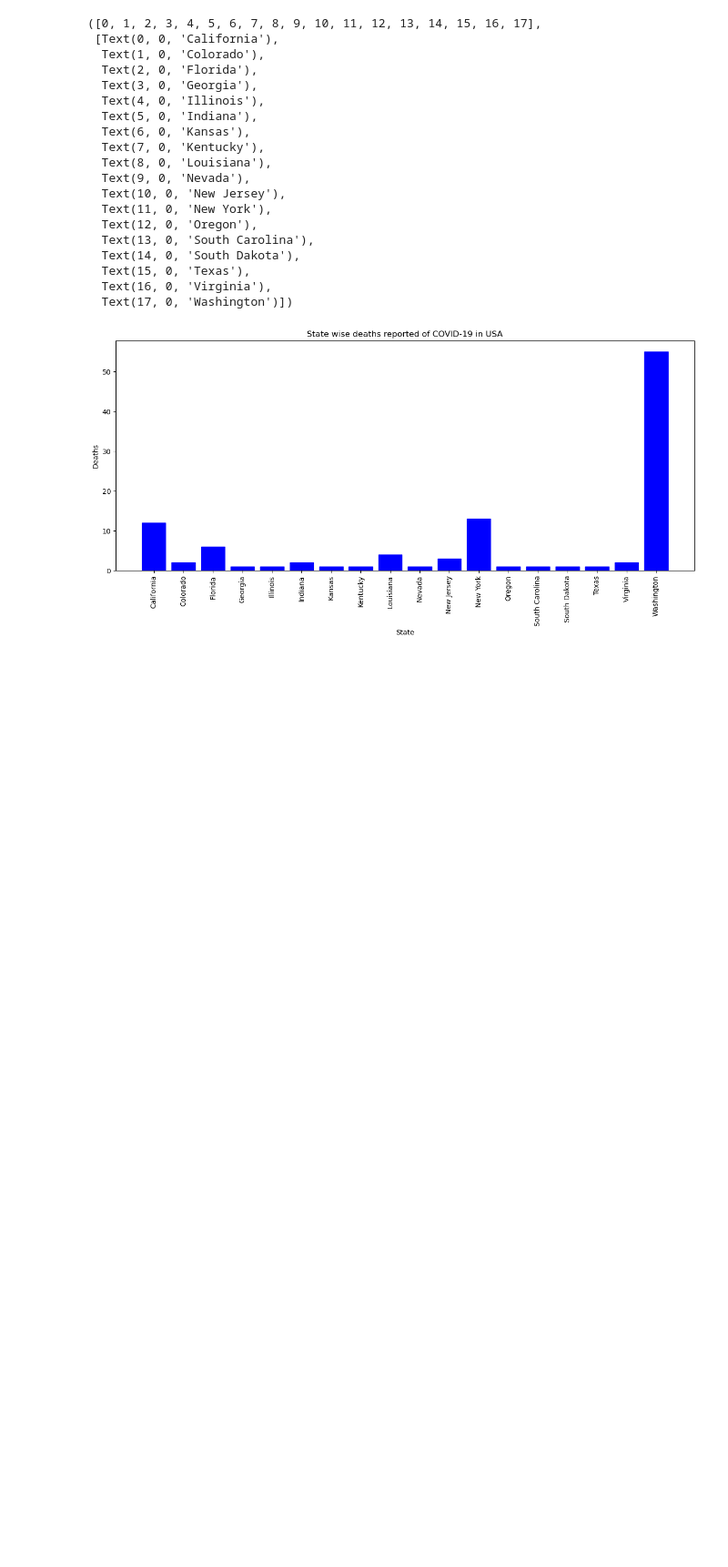
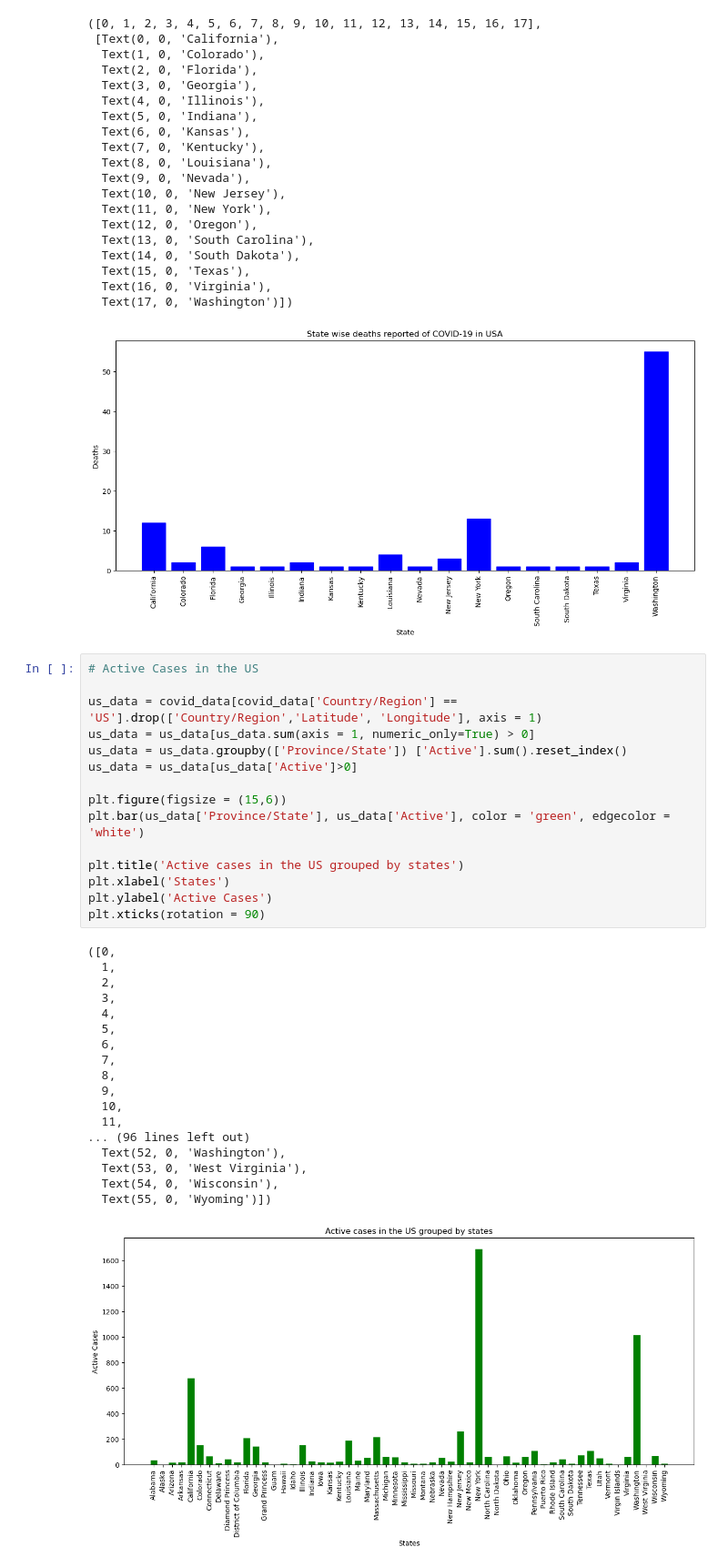
Before and after one commit to emmanuelakinmokun/COVID-19-practice-analysis-on-w3resource, a Jupyter notebook: practice.ipynb, the cells around one changed output. Shown at 91% size. Saved outputs shown, nothing was run; the diff lists cells and outputs as text; blank space fills up the shorter version.

Commit message:
2nd Visualization

```diff
--- a/practice.ipynb
+++ b/practice.ipynb
@@ -330,3 +330,37 @@ plt.xticks(rotation = 90)
   Text(16, 0, 'Virginia'),
   Text(17, 0, 'Washington')])
 [figure]
+# %%
+# Active Cases in the US
+
+us_data = covid_data[covid_data['Country/Region'] == 'US'].drop(['Country/Region','Latitude', 'Longitude'], axis = 1)
+us_data = us_data[us_data.sum(axis = 1, numeric_only=True) > 0]
+us_data = us_data.groupby(['Province/State']) ['Active'].sum().reset_index()
+us_data = us_data[us_data['Active']>0]
+
+plt.figure(figsize = (15,6))
+plt.bar(us_data['Province/State'], us_data['Active'], color = 'green', edgecolor = 'white')
+
+plt.title('Active cases in the US grouped by states')
+plt.xlabel('States')
+plt.ylabel('Active Cases')
+plt.xticks(rotation = 90)
+# %% [output]
+([0,
+  1,
+  2,
+  3,
+  4,
+  5,
+  6,
+  7,
+  8,
+  9,
+  10,
+  11,
+... (96 lines left out)
+  Text(52, 0, 'Washington'),
+  Text(53, 0, 'West Virginia'),
+  Text(54, 0, 'Wisconsin'),
+  Text(55, 0, 'Wyoming')])
+[figure, added]
```
